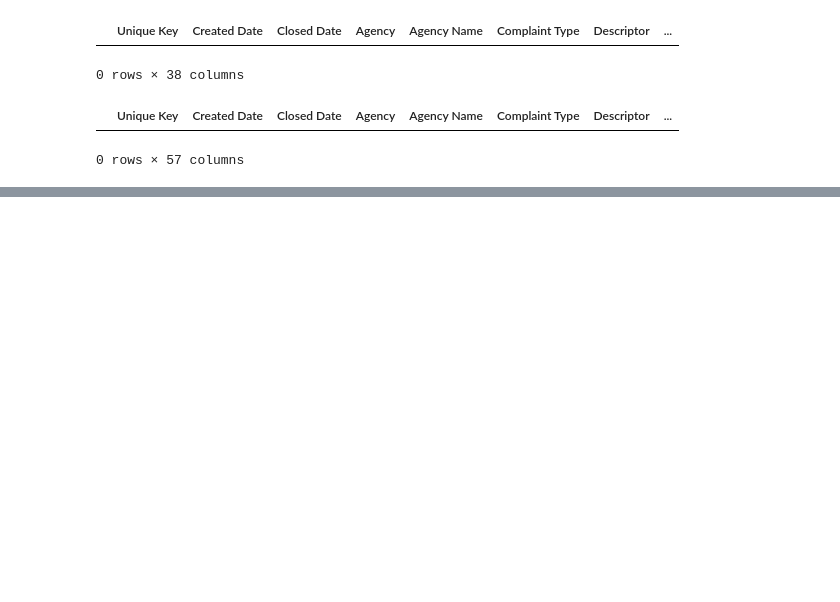
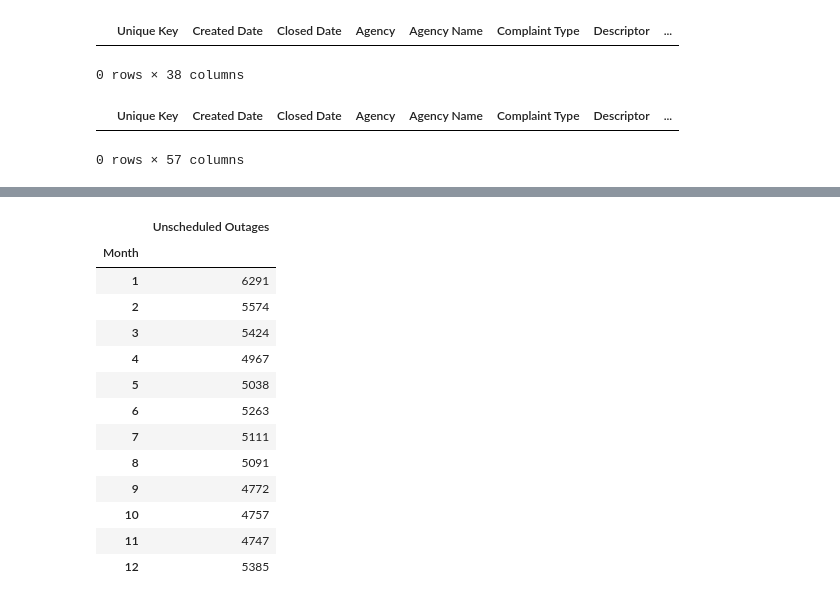
Before and after one commit to ZSlemmons/MTA-elevators, a Jupyter notebook: 311-complaints.ipynb, the cells around one changed output, grey strips where cells are left out. Saved outputs shown, nothing was run; the diff lists cells and outputs as text; code cells hidden in the pictures; blank space fills up the shorter version.

```diff
--- a/311-complaints.ipynb
+++ b/311-complaints.ipynb
@@ -46,0 +127,18 @@ merged
+# %%
+outages_per_month = elevator_data.groupby(elevator_data.Month.dt.month)['Unscheduled Outages'].sum().to_frame()
+outages_per_month
+# %% [output]
+|  | Unscheduled Outages |
+| Month |  |
+| 1 | 6291 |
+| 2 | 5574 |
+| 3 | 5424 |
+| 4 | 4967 |
+| 5 | 5038 |
+| 6 | 5263 |
+| 7 | 5111 |
+| 8 | 5091 |
+| 9 | 4772 |
+| 10 | 4757 |
+| 11 | 4747 |
+| 12 | 5385 |
```
Also changed, not shown: parts of 15 cells of this notebook, 2 other files.
